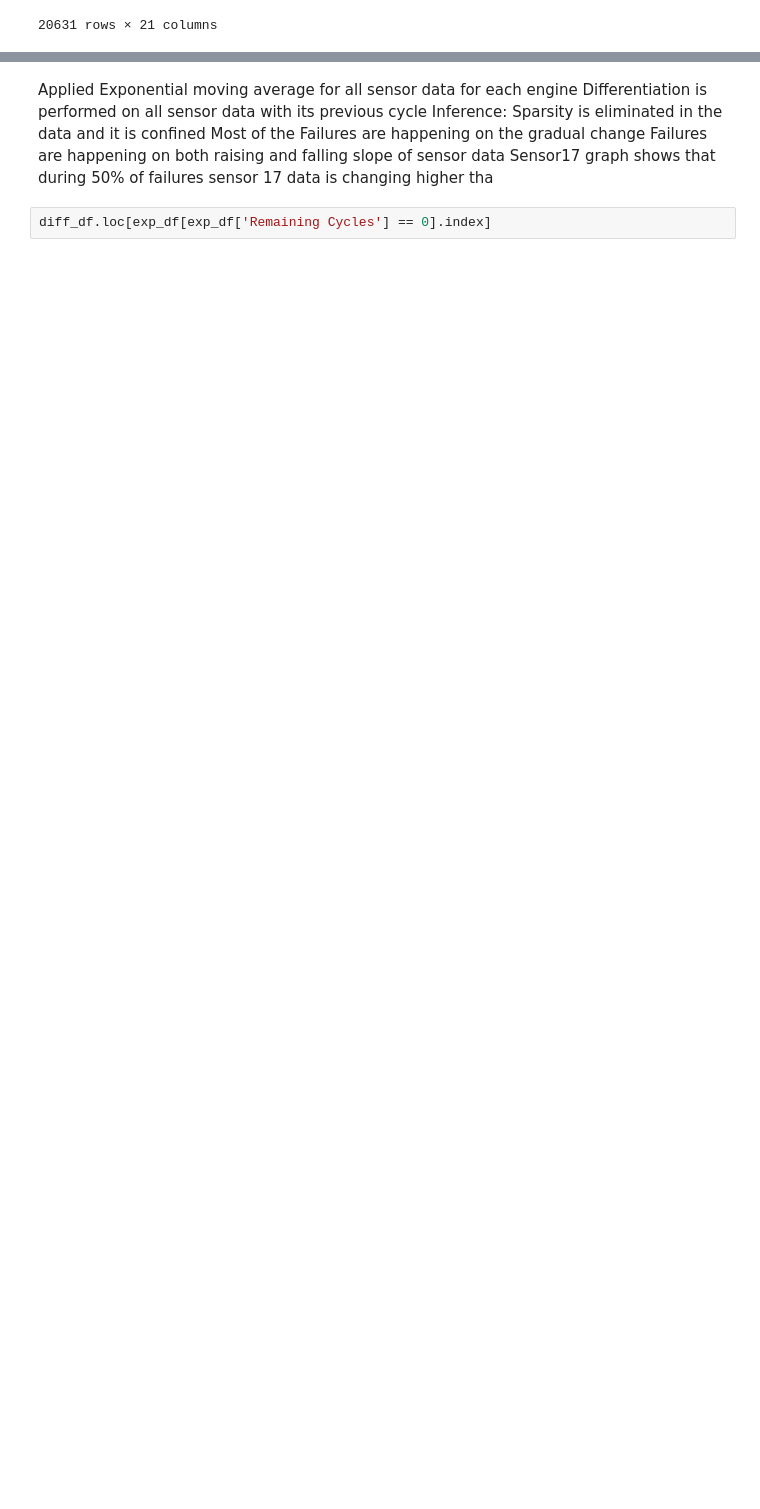
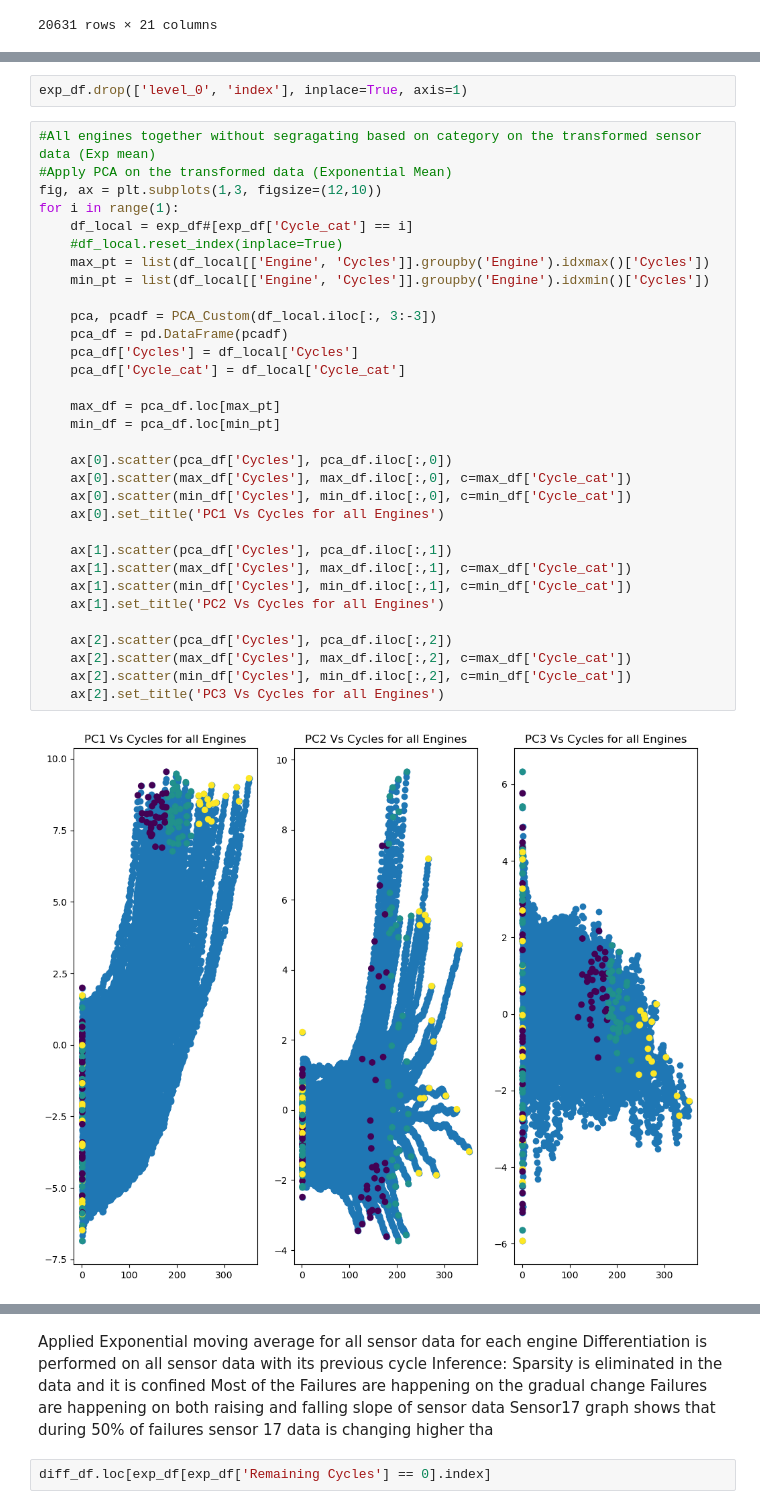
Before and after one commit to sekhrianchal6/Predictive-Maintenance, a Jupyter notebook: Code/FE/PdM_FE_Muthu.ipynb, the cells around one changed output, grey strips where cells are left out. Cells and saved outputs as stored; diff of their text form; blank space fills up the shorter version.

```diff
--- a/Code/FE/PdM_FE_Muthu.ipynb
+++ b/Code/FE/PdM_FE_Muthu.ipynb
@@ -265,0 +282,36 @@ exp_df
+# %%
+exp_df.drop(['level_0', 'index'], inplace=True, axis=1)
+# %%
+#All engines together without segragating based on category on the transformed sensor data (Exp mean)
+#Apply PCA on the transformed data (Exponential Mean)
+fig, ax = plt.subplots(1,3, figsize=(12,10))
+for i in range(1):
+    df_local = exp_df#[exp_df['Cycle_cat'] == i]
+    #df_local.reset_index(inplace=True)
+    max_pt = list(df_local[['Engine', 'Cycles']].groupby('Engine').idxmax()['Cycles'])
+    min_pt = list(df_local[['Engine', 'Cycles']].groupby('Engine').idxmin()['Cycles'])
+
+    pca, pcadf = PCA_Custom(df_local.iloc[:, 3:-3])
+    pca_df = pd.DataFrame(pcadf)
+    pca_df['Cycles'] = df_local['Cycles']
+    pca_df['Cycle_cat'] = df_local['Cycle_cat']
+
+    max_df = pca_df.loc[max_pt]
+    min_df = pca_df.loc[min_pt]
+
+    ax[0].scatter(pca_df['Cycles'], pca_df.iloc[:,0])
+    ax[0].scatter(max_df['Cycles'], max_df.iloc[:,0], c=max_df['Cycle_cat'])
+    ax[0].scatter(min_df['Cycles'], min_df.iloc[:,0], c=min_df['Cycle_cat'])
+    ax[0].set_title('PC1 Vs Cycles for all Engines')
+
+    ax[1].scatter(pca_df['Cycles'], pca_df.iloc[:,1])
+    ax[1].scatter(max_df['Cycles'], max_df.iloc[:,1], c=max_df['Cycle_cat'])
+    ax[1].scatter(min_df['Cycles'], min_df.iloc[:,1], c=min_df['Cycle_cat'])
+    ax[1].set_title('PC2 Vs Cycles for all Engines')
+
+    ax[2].scatter(pca_df['Cycles'], pca_df.iloc[:,2])
+    ax[2].scatter(max_df['Cycles'], max_df.iloc[:,2], c=max_df['Cycle_cat'])
+    ax[2].scatter(min_df['Cycles'], min_df.iloc[:,2], c=min_df['Cycle_cat'])
+    ax[2].set_title('PC3 Vs Cycles for all Engines')
+# %% [output]
+[figure, added]
```
Also changed, not shown: parts of 30 cells of this notebook, 1 other file.
